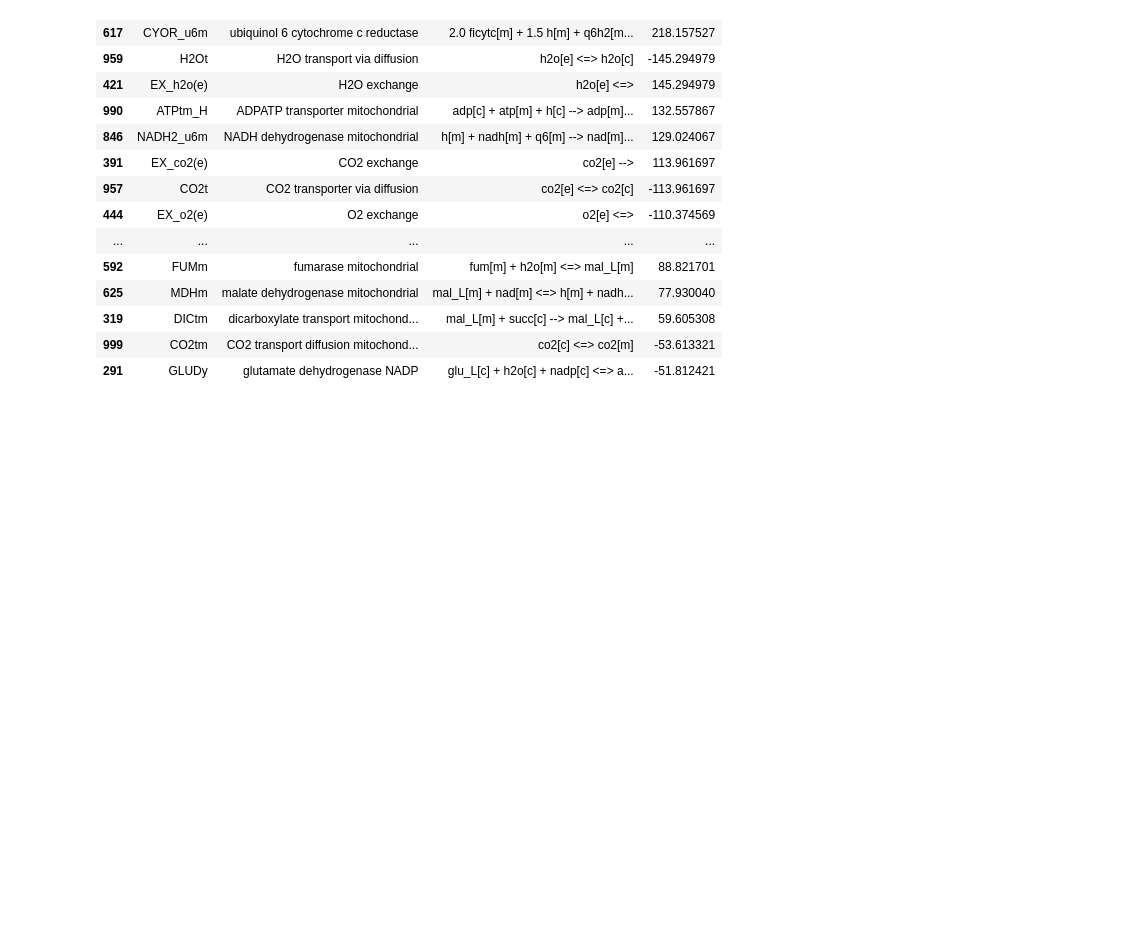
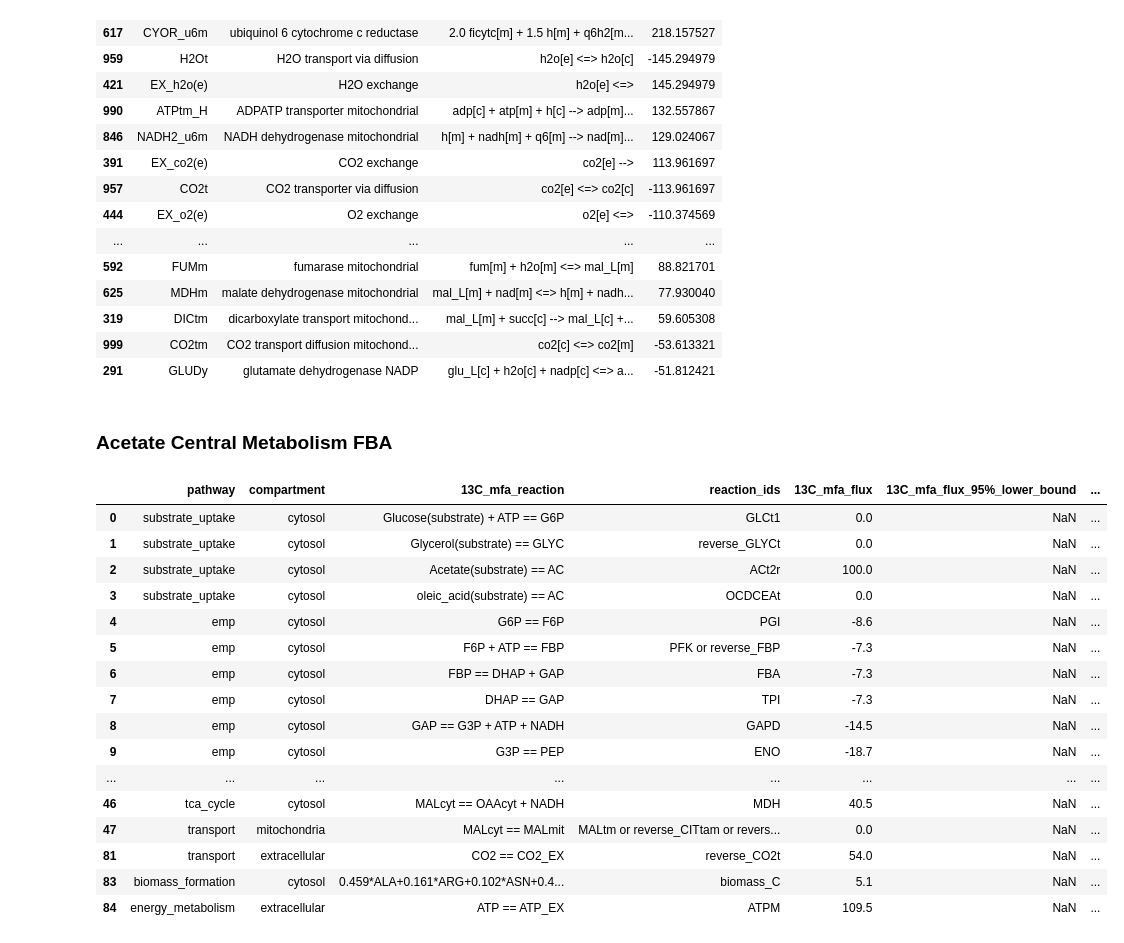
Before and after one commit to garrettroell/yarrrowia_eflux2, a Jupyter notebook: notebooks/A_flux_balance_analysis.ipynb, the cells around one changed output. Cells and saved outputs as stored; diff of their text form; code cells hidden in the pictures; blank space fills up the shorter version.

```diff
--- a/notebooks/A_flux_balance_analysis.ipynb
+++ b/notebooks/A_flux_balance_analysis.ipynb
@@ -407,3 +426,37 @@ with model:
 | 319 | DICtm | dicarboxylate transport mitochond... | mal_L[m] + succ[c] --> mal_L[c] +... | 59.605308 |
 | 999 | CO2tm | CO2 transport diffusion mitochond... | co2[c] <=> co2[m] | -53.613321 |
 | 291 | GLUDy | glutamate dehydrogenase NADP | glu_L[c] + h2o[c] + nadp[c] <=> a... | -51.812421 |
+# %% [markdown]
+### Acetate Central Metabolism FBA
+# %%
+# load acetate 13C MFA data
+acetate_13c_mfa_df = pd.read_csv('../data/13c_mfa/acetate_13c_mfa.csv')
+
+# only keep the reactions that are mapped to the GSM
+acetate_13c_mfa_df.dropna(subset = ["reaction_ids"], inplace=True)
+
+# add the GSM flux predictions to the 13C-MFA dataframe
+acetate_central_fba_df = add_column_to_13c_flux_df(acetate_13c_mfa_df, acetate_gsm_fba_df, 'pFBA Flux')
+
+# save the central fluxes as .csv
+acetate_central_fba_df.to_csv('../results/central_fluxes/acetate_central_fba.csv', index=False)
+
+acetate_central_fba_df
+# %% [output]
+|  | pathway | compartment | 13C_mfa_reaction | reaction_ids | 13C_mfa_flux | 13C_mfa_flux_95%_lower_bound | ... |
+| 0 | substrate_uptake | cytosol | Glucose(substrate) + ATP == G6P | GLCt1 | 0.0 | NaN | ... |
+| 1 | substrate_uptake | cytosol | Glycerol(substrate) == GLYC | reverse_GLYCt | 0.0 | NaN | ... |
+| 2 | substrate_uptake | cytosol | Acetate(substrate) == AC | ACt2r | 100.0 | NaN | ... |
+| 3 | substrate_uptake | cytosol | oleic_acid(substrate) == AC | OCDCEAt | 0.0 | NaN | ... |
+| 4 | emp | cytosol | G6P == F6P | PGI | -8.6 | NaN | ... |
+| 5 | emp | cytosol | F6P + ATP == FBP | PFK or reverse_FBP | -7.3 | NaN | ... |
+| 6 | emp | cytosol | FBP == DHAP + GAP | FBA | -7.3 | NaN | ... |
+| 7 | emp | cytosol | DHAP == GAP | TPI | -7.3 | NaN | ... |
+| 8 | emp | cytosol | GAP == G3P + ATP + NADH | GAPD | -14.5 | NaN | ... |
+| 9 | emp | cytosol | G3P == PEP | ENO | -18.7 | NaN | ... |
+| ... | ... | ... | ... | ... | ... | ... | ... |
+| 46 | tca_cycle | cytosol | MALcyt == OAAcyt + NADH | MDH | 40.5 | NaN | ... |
+| 47 | transport | mitochondria | MALcyt == MALmit | MALtm or reverse_CITtam or revers... | 0.0 | NaN | ... |
+| 81 | transport | extracellular | CO2 == CO2_EX | reverse_CO2t | 54.0 | NaN | ... |
+| 83 | biomass_formation | cytosol | 0.459*ALA+0.161*ARG+0.102*ASN+0.4... | biomass_C | 5.1 | NaN | ... |
+| 84 | energy_metabolism | extracellular | ATP == ATP_EX | ATPM | 109.5 | NaN | ... |
```
Also changed, not shown: parts of 16 cells of this notebook, 12 other files.
